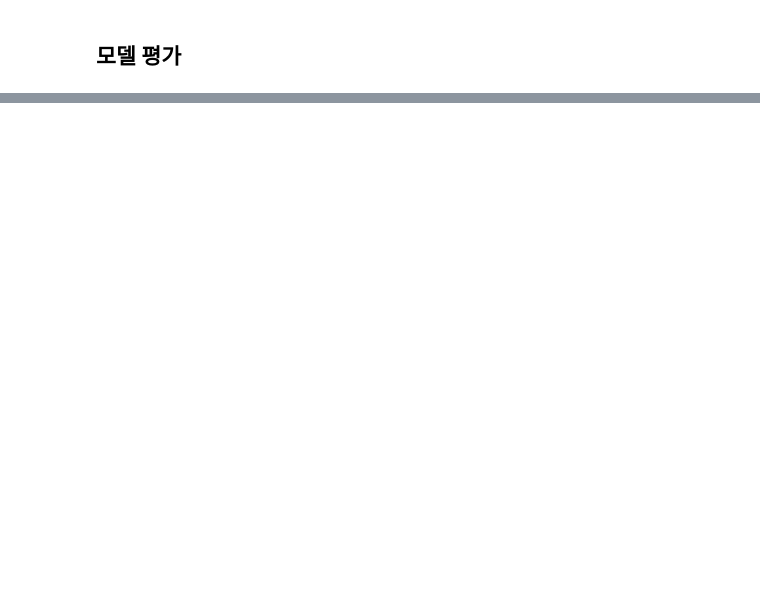
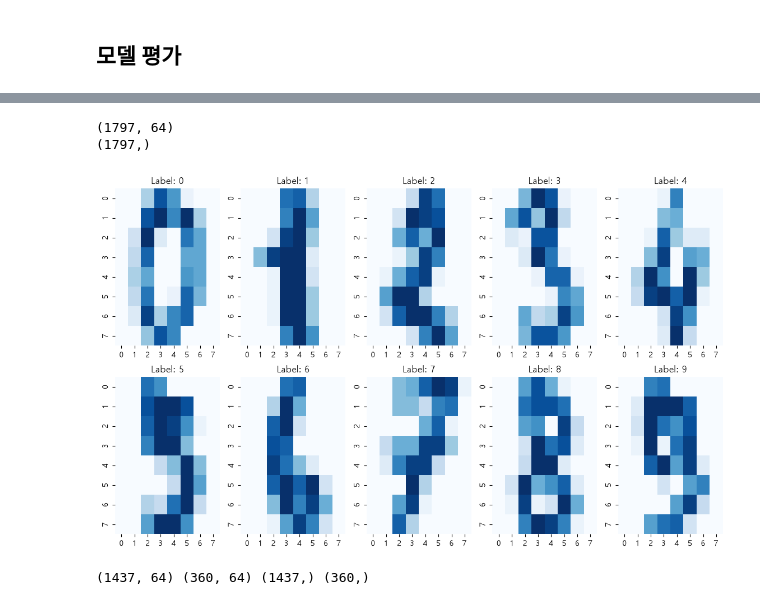
Before and after one commit to Bucheo/machine_learning, a Jupyter notebook: 11.머신러닝(SGD, ADAM).ipynb, the cells around one changed output, grey strips where cells are left out. Saved outputs shown, nothing was run; the diff lists cells and outputs as text; code cells hidden in the pictures; blank space fills up the shorter version.

```diff
--- a/11.머신러닝(SGD, ADAM).ipynb
+++ b/11.머신러닝(SGD, ADAM).ipynb
@@ -444,0 +465,3 @@ Test Epoch: 100/100 Avg Loss: 0.5290
+# %%
+digits = load_digits()
+digits
@@ -444,0 +486,5 @@ Test Epoch: 100/100 Avg Loss: 0.5290
+# %%
+X = digits["data"]
+y = digits["target"]
+print(X)
+print(y)
@@ -444,0 +500,21 @@ Test Epoch: 100/100 Avg Loss: 0.5290
+# %%
+print(X.shape)
+print(y.shape)
+# %% [output]
+(1797, 64)
+(1797,)
+# %%
+fig, axes = plt.subplots(nrows=2, ncols=5, figsize=(14, 8))
+
+for i, ax in enumerate(axes.flatten()):
+    img_data = X[i].reshape((8, 8))
+    sns.heatmap(img_data, cmap="Blues", cbar=False, ax=ax)
+    ax.set_title(f"Label: {i}")
+plt.show()
+# %% [output]
+[figure, added]
+# %%
+X_train, X_test, y_train, y_test = train_test_split(X, y, test_size=0.2, random_state=2026)
+print(X_train.shape, X_test.shape, y_train.shape, y_test.shape)
+# %% [output]
+(1437, 64) (360, 64) (1437,) (360,)
```
Also changed, not shown: parts of 30 cells of this notebook, 2 other files.
